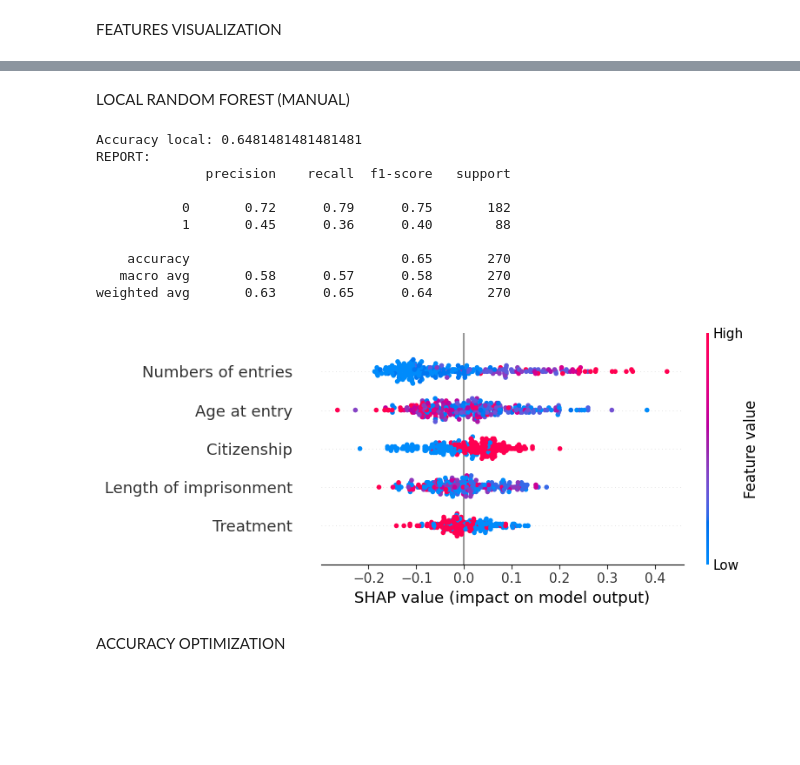
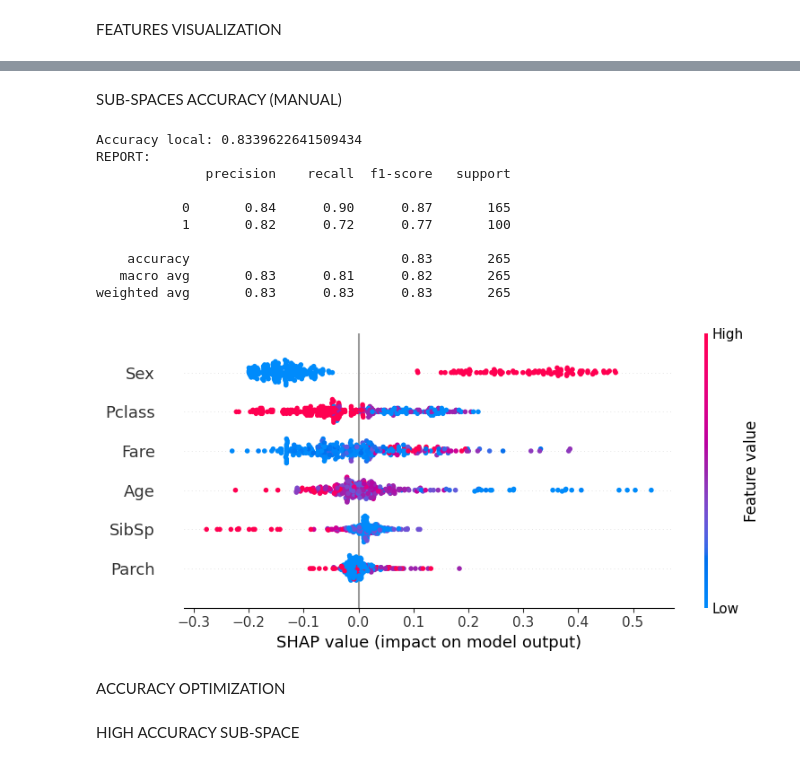
Before and after one commit to Flaviatagliafierro/Scope, a Jupyter notebook: SCOPE_EDBT_DEMO_notebook.ipynb, the cells around one changed output, grey strips where cells are left out. Drawn from its saved outputs; the diff is of its cells as text; code cells hidden in the pictures; blank space fills up the shorter version.

```diff
--- a/SCOPE_EDBT_DEMO_notebook.ipynb
+++ b/SCOPE_EDBT_DEMO_notebook.ipynb
@@ -167,0 +101,8 @@ CONDITIONS SELECTION
+# %%
+Model = widgets.Dropdown(
+    options=["Random forest", "Logistic regression", "Neural networks"],
+    description='Model:',
+    disabled=False,
+)
+
+Model
@@ -167,0 +111,7 @@ CONDITIONS SELECTION
+# %%
+if Model.value == 'Random forest':
+  mod = RF(df, columns_of_interest, Dataset, target, train_dataset, test_dataset)
+elif Model.value == 'Logistic regression':
+  mod = Logit(df, Dataset, target, columns_for_analysis, train_dataset, test_dataset)
+else:
+  pass
@@ -203,19 +169,21 @@ IntRangeSlider(value=(0, 1), description='Treatment:', max=1)
-# %% [markdown]
-LOCAL RANDOM FOREST (MANUAL)
+# %% [markdown]
+SUB-SPACES ACCURACY (MANUAL)
 # %%
-local(Dataset, test_dataset, target, columns, sliders, clf, explainer)
+local(Dataset, target, columns, sliders, mod, Model.value, train_dataset, test_dataset)
 # %% [output]
-Accuracy local: 0.6481481481481481
+Accuracy local: 0.8339622641509434
 REPORT:
               precision    recall  f1-score   support
 
-           0       0.72      0.79      0.75       182
-           1       0.45      0.36      0.40        88
+           0       0.84      0.90      0.87       165
+           1       0.82      0.72      0.77       100
 
-    accuracy                           0.65       270
-   macro avg       0.58      0.57      0.58       270
-weighted avg       0.63      0.65      0.64       270
+    accuracy                           0.83       265
+   macro avg       0.83      0.81      0.82       265
+weighted avg       0.83      0.83      0.83       265
-[figure, old version]
+[figure, new version]
 # %% [markdown]
 ACCURACY OPTIMIZATION
+# %% [markdown]
+HIGH ACCURACY SUB-SPACE
 # %%
```
Also changed, not shown: parts of 18 cells of this notebook.
